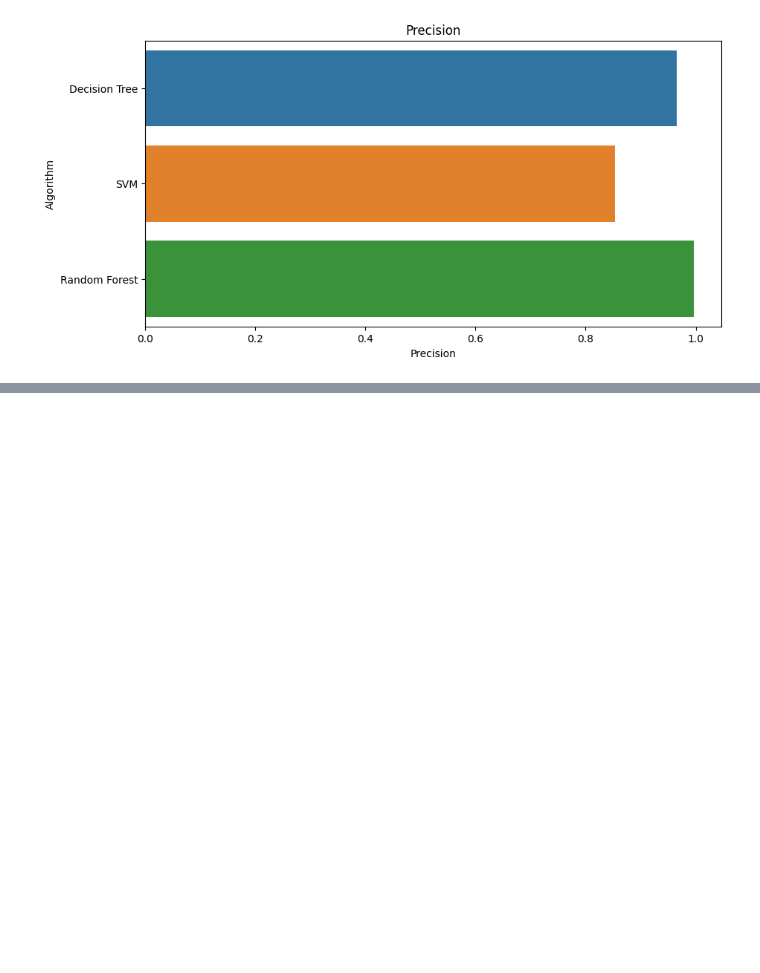
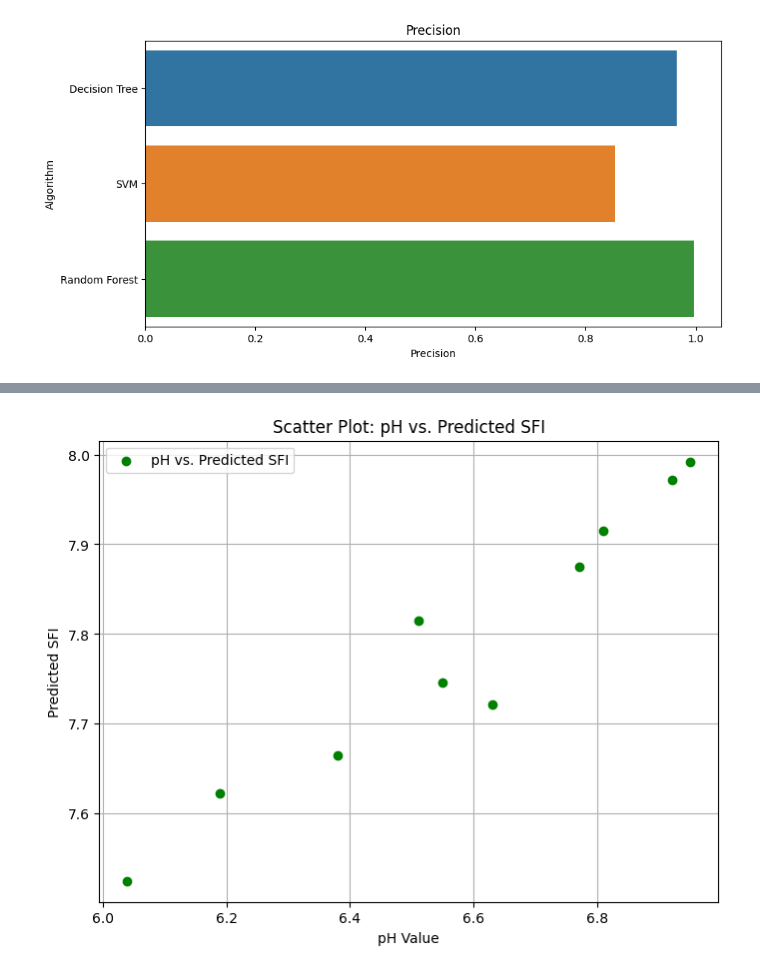
Before and after one commit to prakashy003/Soil-Analyzer, a Jupyter notebook: Model (Soil Analyzer).ipynb, the cells around one changed output, grey strips where cells are left out. Drawn from its saved outputs; the diff is of its cells as text; code cells hidden in the pictures; blank space fills up the shorter version.

```diff
--- a/Model (Soil Analyzer).ipynb
+++ b/Model (Soil Analyzer).ipynb
@@ -431,0 +507,22 @@ sns.barplot(x = precison_list,y = index)
+# %%
+import matplotlib.pyplot as plt
+
+# Soil parameter (pH) values from your new dataset
+ph_values = [6.04, 6.19, 6.51, 6.38, 6.55, 6.92, 6.95, 6.77, 6.63, 6.81]
+
+# Predicted SFI values for your new dataset
+sfi_values = [7.525, 7.622, 7.815, 7.665, 7.746, 7.972, 7.992, 7.875, 7.721, 7.915]
+
+# Create a scatter plot
+plt.figure(figsize=(8, 6))
+plt.scatter(ph_values, sfi_values, color='green', marker='o', label='pH vs. Predicted SFI')
+plt.xlabel('pH Value')
+plt.ylabel('Predicted SFI')
+plt.title('Scatter Plot: pH vs. Predicted SFI')
+plt.legend()
+plt.grid(True)
+
+# Show the scatter plot
+plt.show()
+# %% [output]
+[figure, added]
```
Also changed, not shown: parts of 10 cells of this notebook, 9 other files.
